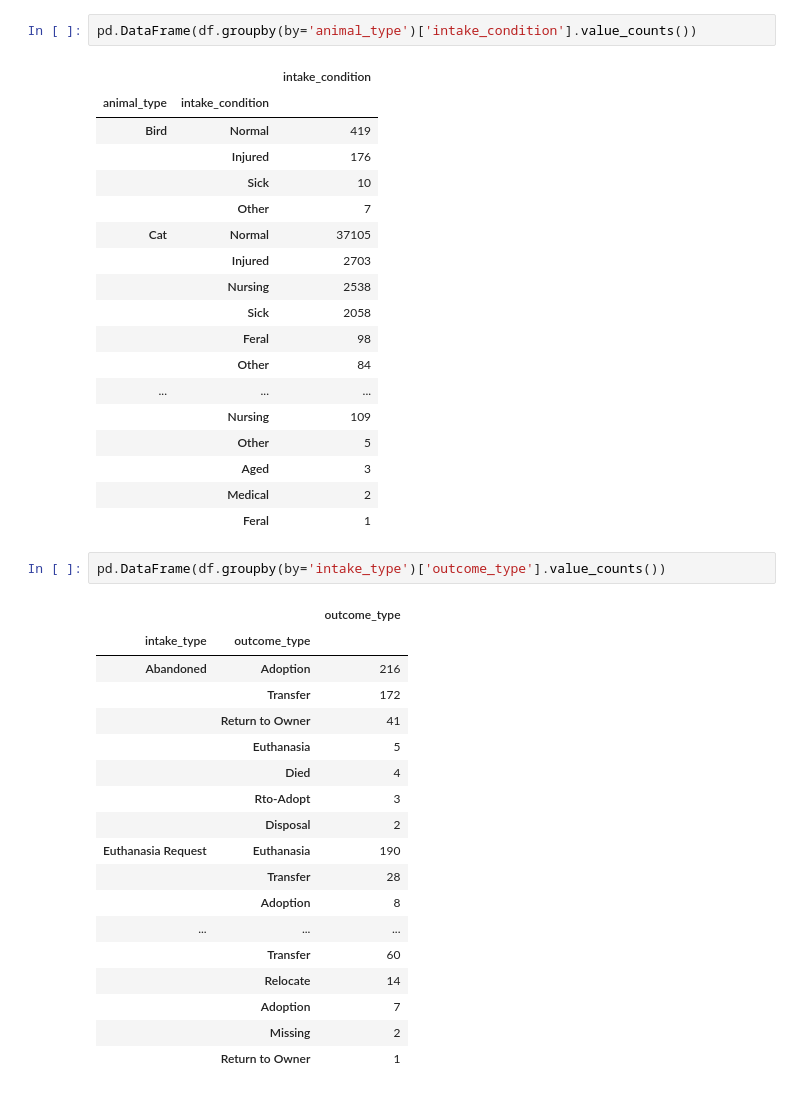
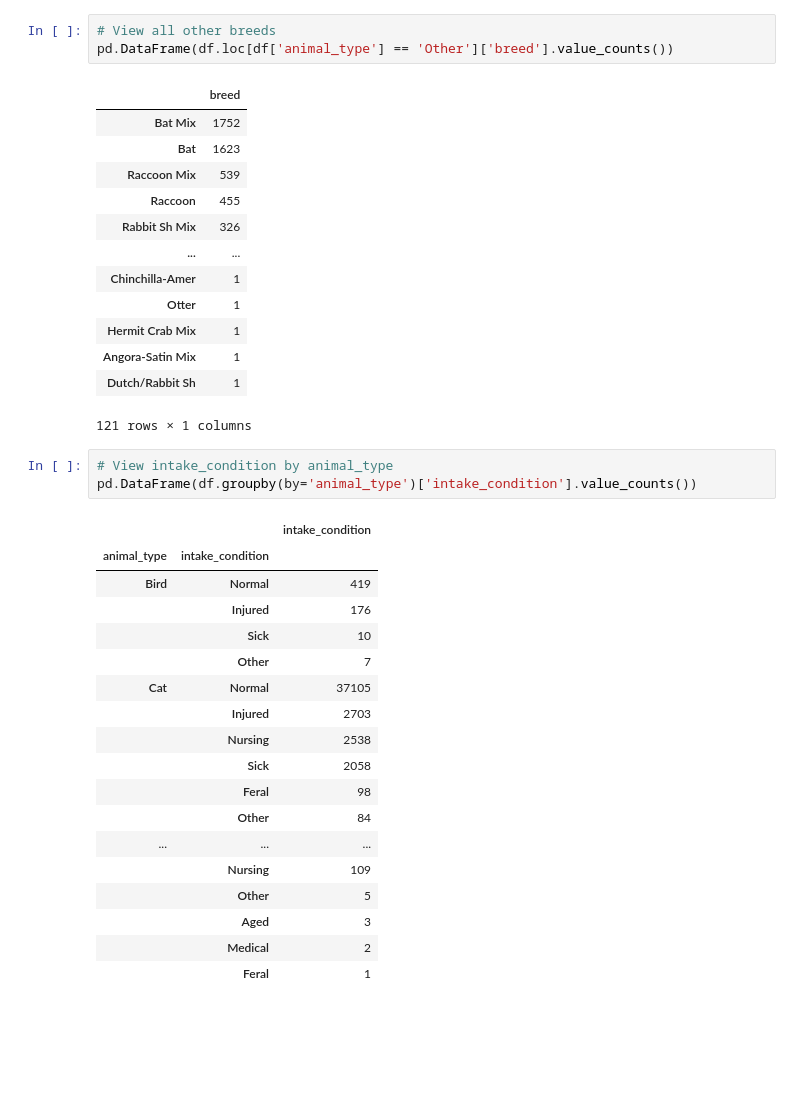
Before and after one commit to ilaha/Austin_AniML_Rescue, a Jupyter notebook: Exploratory_Data_Analysis/Austin_AniML_EDA.ipynb, the cells around one changed output. Cells and saved outputs as stored; diff of their text form; blank space fills up the shorter version.

```diff
--- a/Exploratory_Data_Analysis/Austin_AniML_EDA.ipynb
+++ b/Exploratory_Data_Analysis/Austin_AniML_EDA.ipynb
@@ -144,4 +239,22 @@ pd.DataFrame(df.groupby(by='animal_type')['breed'].value_counts())
+# %%
+# View all other breeds
+pd.DataFrame(df.loc[df['animal_type'] == 'Other']['breed'].value_counts())
+# %% [output]
+|  | breed |
+| Bat Mix | 1752 |
+| Bat | 1623 |
+| Raccoon Mix | 539 |
+| Raccoon | 455 |
+| Rabbit Sh Mix | 326 |
+| ... | ... |
+| Chinchilla-Amer | 1 |
+| Otter | 1 |
+| Hermit Crab Mix | 1 |
+| Angora-Satin Mix | 1 |
+| Dutch/Rabbit Sh | 1 |
+121 rows × 1 columns
 # %%
+# View intake_condition by animal_type
 pd.DataFrame(df.groupby(by='animal_type')['intake_condition'].value_counts())
 # %% [output]
 |  |  | intake_condition |
@@ -162,24 +275,3 @@ pd.DataFrame(df.groupby(by='animal_type')['intake_condition'].value_counts())
 |  | Aged | 3 |
 |  | Medical | 2 |
 |  | Feral | 1 |
-# %%
-pd.DataFrame(df.groupby(by='intake_type')['outcome_type'].value_counts())
-# %% [output]
-|  |  | outcome_type |
-| intake_type | outcome_type |  |
-| Abandoned | Adoption | 216 |
-|  | Transfer | 172 |
-|  | Return to Owner | 41 |
-|  | Euthanasia | 5 |
-|  | Died | 4 |
-|  | Rto-Adopt | 3 |
-|  | Disposal | 2 |
-| Euthanasia Request | Euthanasia | 190 |
-|  | Transfer | 28 |
-|  | Adoption | 8 |
-| ... | ... | ... |
-|  | Transfer | 60 |
-|  | Relocate | 14 |
-|  | Adoption | 7 |
-|  | Missing | 2 |
-|  | Return to Owner | 1 |
```
Also changed, not shown: parts of 22 cells of this notebook, 1 other file.
